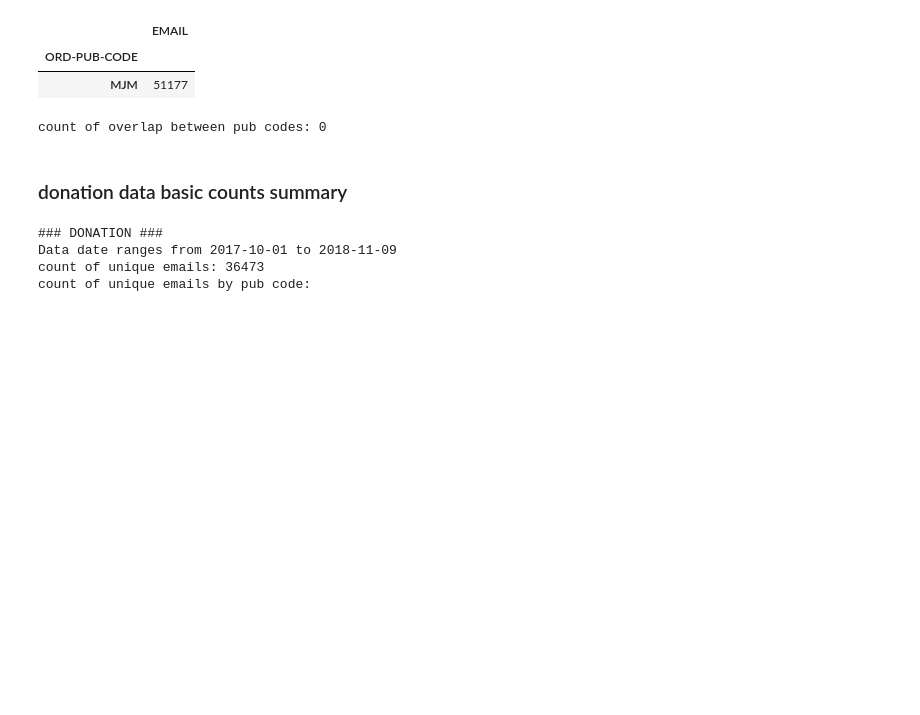
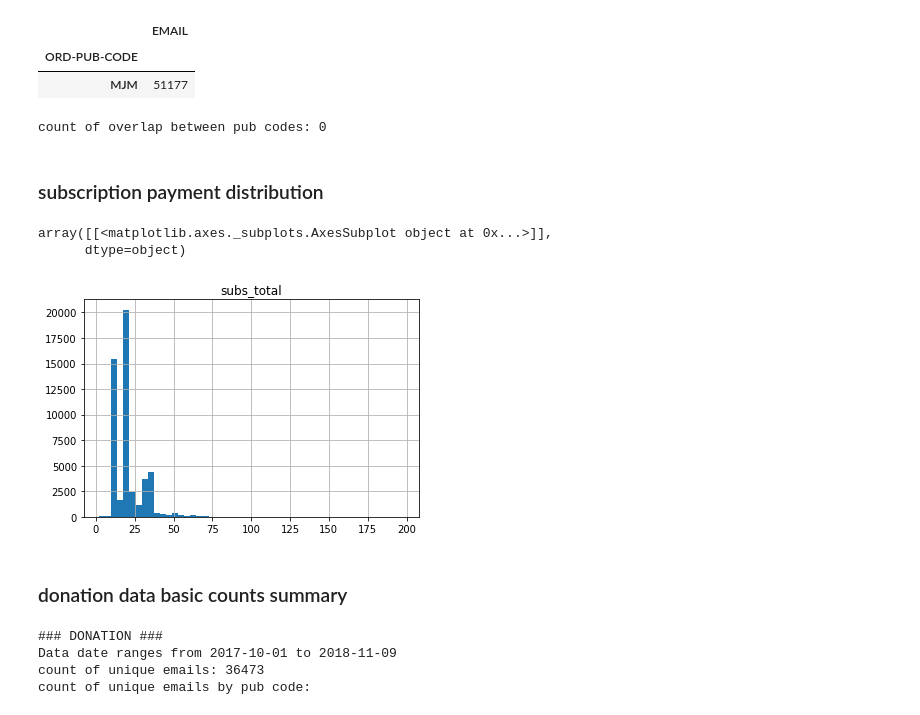
Before and after one commit to tingtingexelate/mother_jones, a Jupyter notebook: user_data/question_oriented_user_exploration.ipynb, the cells around one changed output. Drawn from its saved outputs; the diff is of its cells as text; code cells hidden in the pictures; blank space fills up the shorter version.

```diff
--- a/user_data/question_oriented_user_exploration.ipynb
+++ b/user_data/question_oriented_user_exploration.ipynb
@@ -140,6 +141,14 @@ count of unique emails by pub code:
 | ORD-PUB-CODE |  |
 | MJM | 51177 |
 count of overlap between pub codes: 0
+# %% [markdown]
+### subscription payment distribution
+# %%
+combined[(combined['subs_freq'] > 0) & (combined['subs_total'] < 200)].hist(column = 'subs_total',bins = 50)
+# %% [output]
+array([[<matplotlib.axes._subplots.AxesSubplot object at 0x...>]],
+      dtype=object)
+[figure, added]
 # %% [markdown]
 ### donation data basic counts summary
 # %%
```
Also changed, not shown: parts of 35 cells of this notebook, 1 other file.
